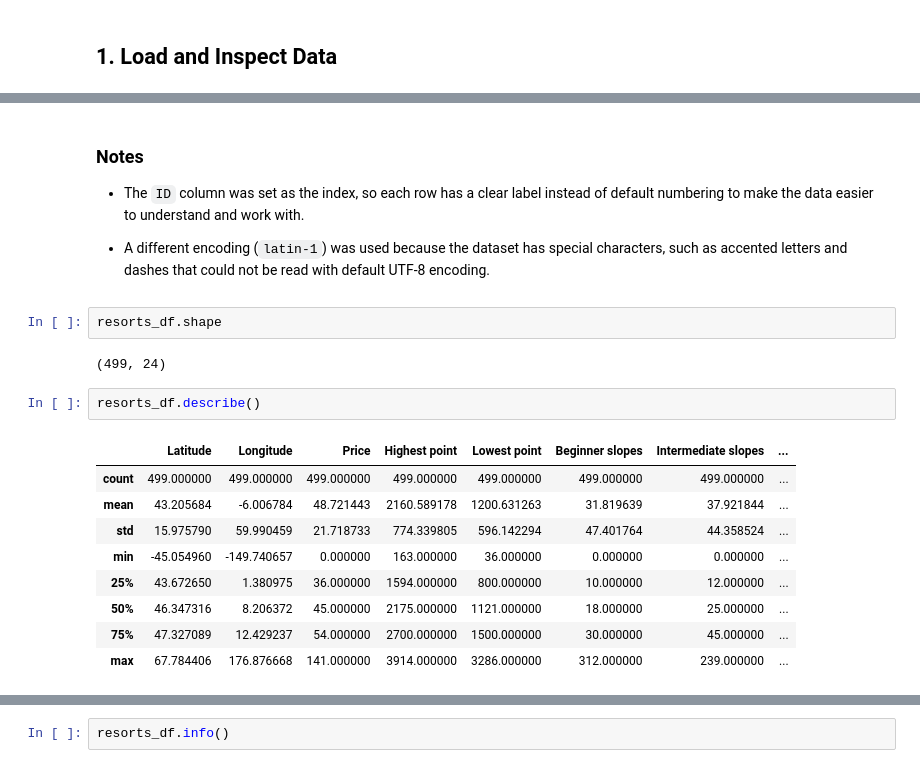
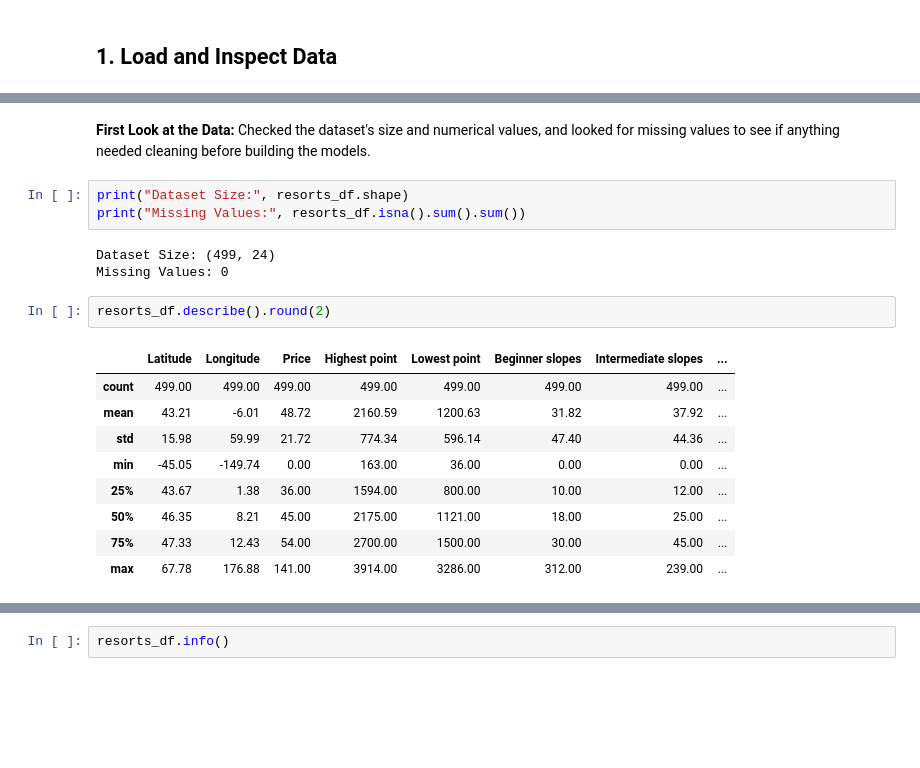
Before and after one commit to BreeMad/ski-pass-price-prediction, a Jupyter notebook: ski_pass_price_prediction.ipynb, the cells around one changed output, grey strips where cells are left out. Cells and saved outputs as stored; diff of their text form; blank space fills up the shorter version.

```diff
--- a/ski_pass_price_prediction.ipynb
+++ b/ski_pass_price_prediction.ipynb
@@ -61,22 +69,20 @@ resorts_df.head()
-# %% [markdown]
-### **Notes**
-
-* The `ID` column was set as the index, so each row has a clear label instead of default numbering to make the data easier to understand and work with.
-
-* A different encoding (`latin-1`) was used because the dataset has special characters, such as accented letters and dashes that could not be read with default UTF-8 encoding.
-# %%
-resorts_df.shape
-# %% [output]
-(499, 24)
+# %% [markdown]
+**First Look at the Data:** Checked the dataset's size and numerical values, and looked for missing values to see if anything needed cleaning before building the models.
+# %%
+print("Dataset Size:", resorts_df.shape)
+print("Missing Values:", resorts_df.isna().sum().sum())
+# %% [output]
+Dataset Size: (499, 24)
+Missing Values: 0
 # %%
-resorts_df.describe()
+resorts_df.describe().round(2)
 # %% [output]
 |  | Latitude | Longitude | Price | Highest point | Lowest point | Beginner slopes | Intermediate slopes | ... |
-| count | 499.000000 | 499.000000 | 499.000000 | 499.000000 | 499.000000 | 499.000000 | 499.000000 | ... |
-| mean | 43.205684 | -6.006784 | 48.721443 | 2160.589178 | 1200.631263 | 31.819639 | 37.921844 | ... |
-| std | 15.975790 | 59.990459 | 21.718733 | 774.339805 | 596.142294 | 47.401764 | 44.358524 | ... |
-| min | -45.054960 | -149.740657 | 0.000000 | 163.000000 | 36.000000 | 0.000000 | 0.000000 | ... |
-| 25% | 43.672650 | 1.380975 | 36.000000 | 1594.000000 | 800.000000 | 10.000000 | 12.000000 | ... |
-| 50% | 46.347316 | 8.206372 | 45.000000 | 2175.000000 | 1121.000000 | 18.000000 | 25.000000 | ... |
-| 75% | 47.327089 | 12.429237 | 54.000000 | 2700.000000 | 1500.000000 | 30.000000 | 45.000000 | ... |
-| max | 67.784406 | 176.876668 | 141.000000 | 3914.000000 | 3286.000000 | 312.000000 | 239.000000 | ... |
+| count | 499.00 | 499.00 | 499.00 | 499.00 | 499.00 | 499.00 | 499.00 | ... |
+| mean | 43.21 | -6.01 | 48.72 | 2160.59 | 1200.63 | 31.82 | 37.92 | ... |
+| std | 15.98 | 59.99 | 21.72 | 774.34 | 596.14 | 47.40 | 44.36 | ... |
+| min | -45.05 | -149.74 | 0.00 | 163.00 | 36.00 | 0.00 | 0.00 | ... |
+| 25% | 43.67 | 1.38 | 36.00 | 1594.00 | 800.00 | 10.00 | 12.00 | ... |
+| 50% | 46.35 | 8.21 | 45.00 | 2175.00 | 1121.00 | 18.00 | 25.00 | ... |
+| 75% | 47.33 | 12.43 | 54.00 | 2700.00 | 1500.00 | 30.00 | 45.00 | ... |
+| max | 67.78 | 176.88 | 141.00 | 3914.00 | 3286.00 | 312.00 | 239.00 | ... |
```
Also changed, not shown: parts of 266 cells of this notebook.
